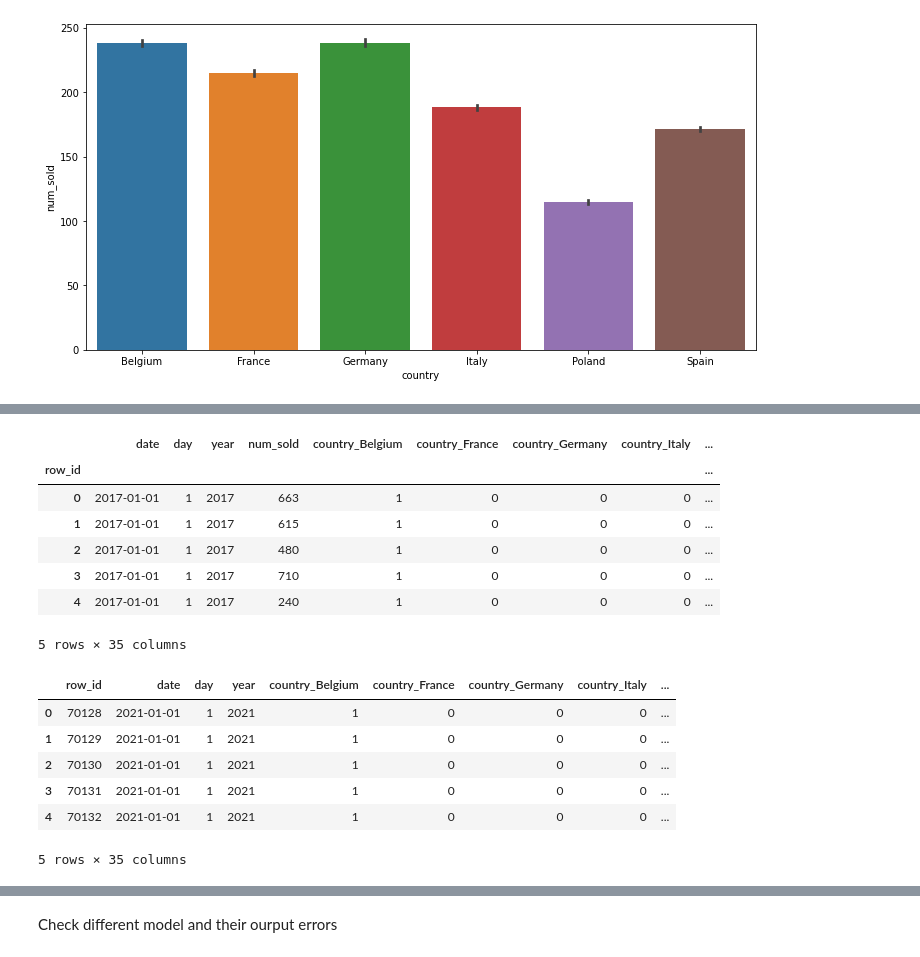
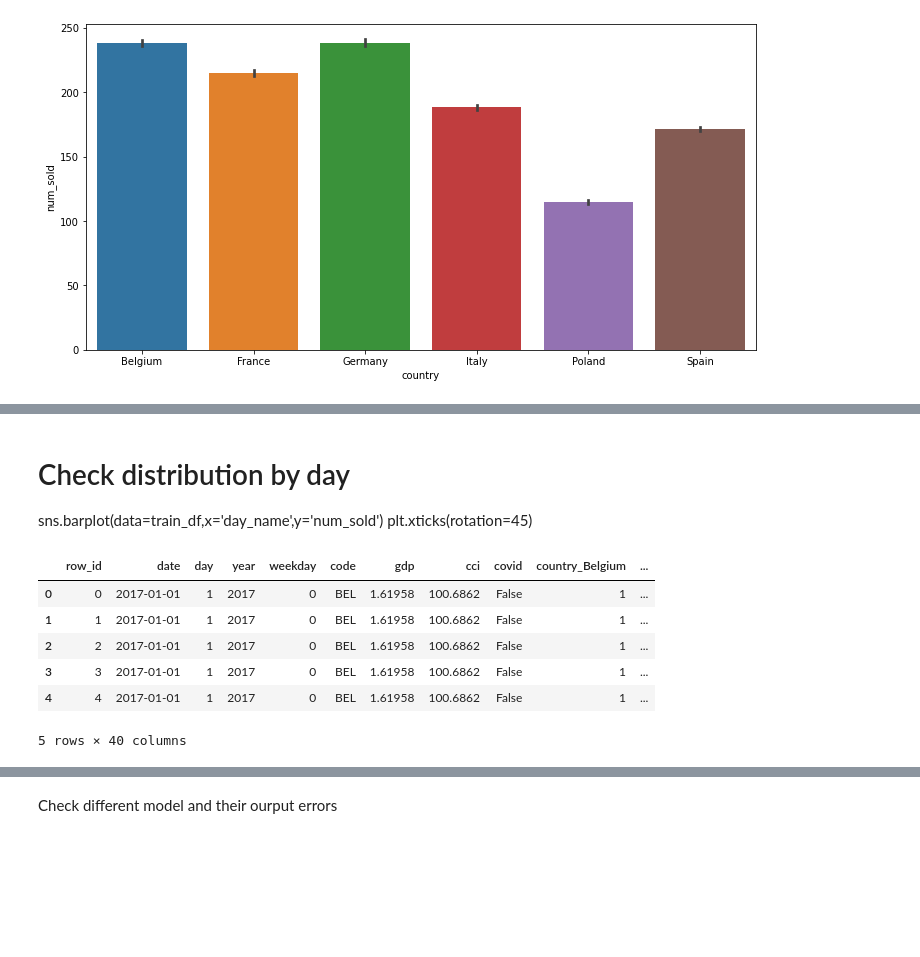
Before and after one commit to Chirag314/Tabular-Data-Series, a Jupyter notebook: tds_sep_22_time_series.ipynb, the cells around one changed output, grey strips where cells are left out. Saved outputs shown, nothing was run; the diff lists cells and outputs as text; code cells hidden in the pictures; blank space fills up the shorter version.

```diff
--- a/tds_sep_22_time_series.ipynb
+++ b/tds_sep_22_time_series.ipynb
@@ -226,9 +175,6 @@ dtype: object
 # %%
 #  ADD CONTENT HERE TO IMPROVE YOUR SCORE!
-#Set the row_id column as the index
-train_df=train_df.set_index("row_id")
-
 # convert date column to datetime
-train_df['date']=pd.to_datetime(train_df['date'])
+all_df['date']=pd.to_datetime(all_df['date'])
 # %%
 # Check how many countries and value counts of countries
@@ -323,6 +269,6 @@ ts.xaxis.set_major_formatter(DateFormatter("%B %Y"))
 # %%
 # Separate date into different features
-train_df['day_name']=train_df['date'].apply(lambda x:pd.Timestamp(x).day_name())
-train_df['day']=train_df['date'].apply(lambda x:pd.Timestamp(x).day)
-train_df['month']=train_df['date'].apply(lambda x:pd.Timestamp(x).month_name())
-train_df['year']=train_df['date'].apply(lambda x:pd.Timestamp(x).year)
+all_df['day_name']=all_df['date'].apply(lambda x:pd.Timestamp(x).day_name())
+all_df['day']=all_df['date'].apply(lambda x:pd.Timestamp(x).day)
+all_df['month']=all_df['date'].apply(lambda x:pd.Timestamp(x).month_name())
+all_df['year']=all_df['date'].apply(lambda x:pd.Timestamp(x).year)
@@ -403,0 +288,15 @@ sns.lineplot(
+# %%
+# create two new columns for weekday and weekends. Monday to thursday -weekdays Friday-Saturday_sunday will be weekends.
+conditions = [
+    (all_df['day_name'] == 'Monday'),
+    (all_df['day_name'] == 'Tuesday'),
+    (all_df['day_name'] == 'Wednesday'),
+    (all_df['day_name'] == 'Thursday')
+    ]
+
+# create a list of the values we want to assign for each condition
+values = [1, 1, 1, 1]
+
+
+# create a new column and use np.select to assign values to it using our lists as arguments
+all_df['weekday'] = np.select(conditions, values)
@@ -403,0 +319,9 @@ sns.lineplot(
+# %%
+# #Combine cci gdp and all training+test data
+all=pd.merge(all_df,ccigdp,on=['country' ,'year','month'])
+
+# Add a feature for covid disease. It may affect sales
+#Covid started after March 2020 so all dates from april should be post covid and before that pre covid.
+all['covid'] = np.where(all['date']>'2020-03-31', True, False)
+
+all.tail()
@@ -404,27 +335,18 @@ sns.lineplot(
+# %% [markdown]
+# Check distribution by day
+sns.barplot(data=train_df,x='day_name',y='num_sold')
+plt.xticks(rotation=45)
 # %%
 # One hot encoding of categorical columns
-train_df = pd.get_dummies(train_df, columns = ['country', 'store','product','day_name','month'])
+all = pd.get_dummies(all, columns = ['country', 'store','product','day_name','month'])
 
-train_df.head()
+all.head()
 # %% [output]
-|  | date | day | year | num_sold | country_Belgium | country_France | country_Germany | country_Italy | ... |
-| row_id |  |  |  |  |  |  |  |  | ... |
-| 0 | 2017-01-01 | 1 | 2017 | 663 | 1 | 0 | 0 | 0 | ... |
-| 1 | 2017-01-01 | 1 | 2017 | 615 | 1 | 0 | 0 | 0 | ... |
-| 2 | 2017-01-01 | 1 | 2017 | 480 | 1 | 0 | 0 | 0 | ... |
-| 3 | 2017-01-01 | 1 | 2017 | 710 | 1 | 0 | 0 | 0 | ... |
-| 4 | 2017-01-01 | 1 | 2017 | 240 | 1 | 0 | 0 | 0 | ... |
+|  | row_id | date | day | year | weekday | code | gdp | cci | covid | country_Belgium | ... |
+| 0 | 0 | 2017-01-01 | 1 | 2017 | 0 | BEL | 1.61958 | 100.6862 | False | 1 | ... |
+| 1 | 1 | 2017-01-01 | 1 | 2017 | 0 | BEL | 1.61958 | 100.6862 | False | 1 | ... |
+| 2 | 2 | 2017-01-01 | 1 | 2017 | 0 | BEL | 1.61958 | 100.6862 | False | 1 | ... |
+| 3 | 3 | 2017-01-01 | 1 | 2017 | 0 | BEL | 1.61958 | 100.6862 | False | 1 | ... |
+| 4 | 4 | 2017-01-01 | 1 | 2017 | 0 | BEL | 1.61958 | 100.6862 | False | 1 | ... |
-5 rows × 35 columns
+5 rows × 40 columns
-# %%
-test_df = pd.get_dummies(test_df, columns = ['country', 'store','product','day_name','month'])
-
-test_df.head()
-# %% [output]
-|  | row_id | date | day | year | country_Belgium | country_France | country_Germany | country_Italy | ... |
-| 0 | 70128 | 2021-01-01 | 1 | 2021 | 1 | 0 | 0 | 0 | ... |
-| 1 | 70129 | 2021-01-01 | 1 | 2021 | 1 | 0 | 0 | 0 | ... |
-| 2 | 70130 | 2021-01-01 | 1 | 2021 | 1 | 0 | 0 | 0 | ... |
-| 3 | 70131 | 2021-01-01 | 1 | 2021 | 1 | 0 | 0 | 0 | ... |
-| 4 | 70132 | 2021-01-01 | 1 | 2021 | 1 | 0 | 0 | 0 | ... |
-5 rows × 35 columns
 # %%
```
Also changed, not shown: parts of 40 cells of this notebook.
